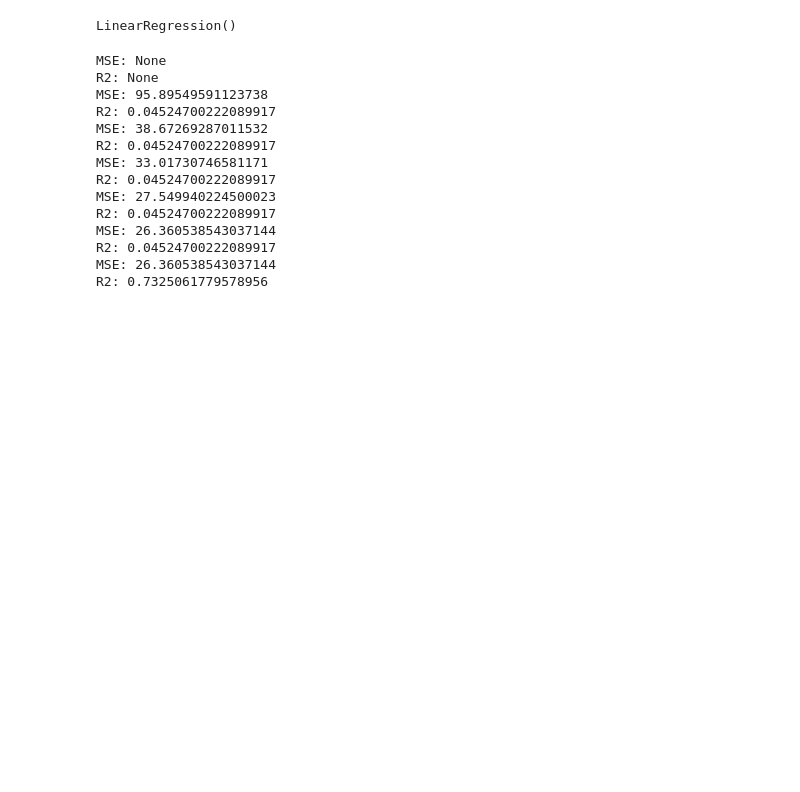
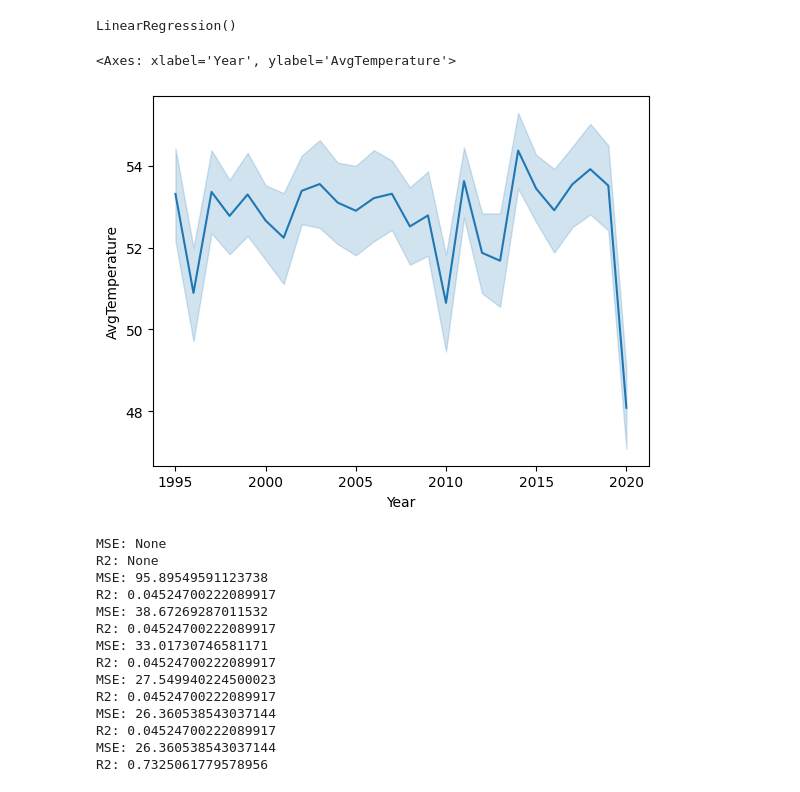
Before and after one commit to CSharpTeoMan911/TemperatureDataAnalysis, a Jupyter notebook: WeatherAnalysys.ipynb, the cells around one changed output. Saved outputs shown, nothing was run; the diff lists cells and outputs as text; code cells hidden in the pictures; blank space fills up the shorter version.

```diff
--- a/WeatherAnalysys.ipynb
+++ b/WeatherAnalysys.ipynb
@@ -116,6 +116,16 @@ R2: 0.05471217224674951
 MSE: 5.712257946658776
 R2: 0.9533501691742647
 LinearRegression()
+# %%
+#########################################
+# Visualisation of London's temperature #
+#########################################
+
+dtl =  dt[(dt['Country'] == 'United Kingdom') & (dt['City'] == 'London')]
+sb.lineplot(data=dtl, x="Year", y="AvgTemperature")
+# %% [output]
+<Axes: xlabel='Year', ylabel='AvgTemperature'>
+[figure, added]
 # %%
 mse = None
 r2 = None
```
Also changed, not shown: parts of 2 cells of this notebook.
